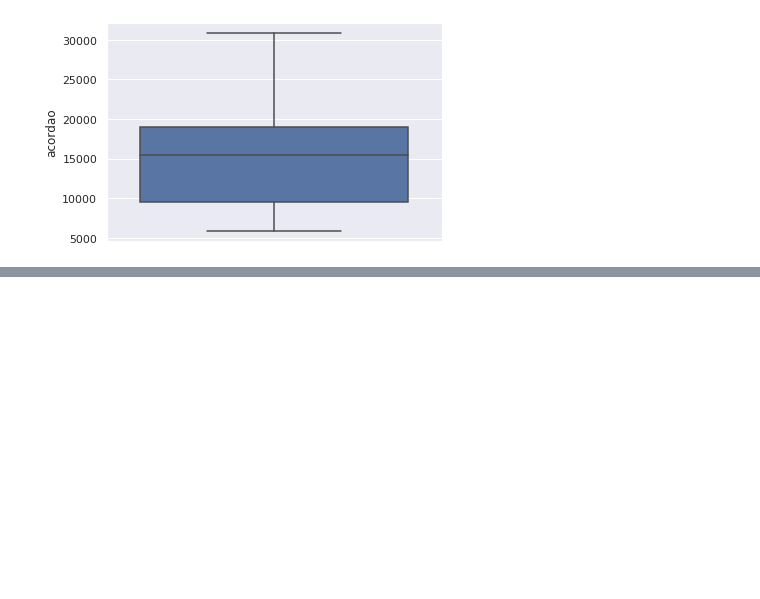
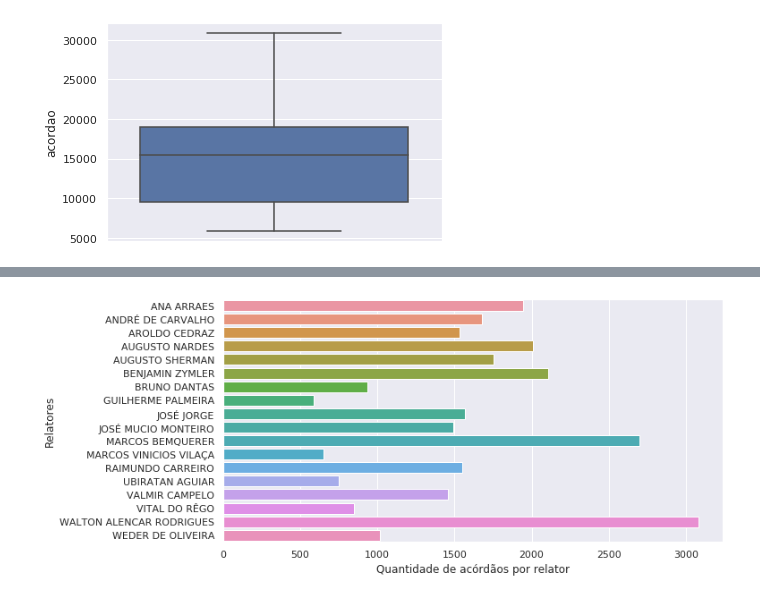
Before and after one commit to danieljunior/machine-leaning-2020.1, a Jupyter notebook: notebooks/Análise Exploratória.ipynb, the cells around one changed output, grey strips where cells are left out. Saved outputs shown, nothing was run; the diff lists cells and outputs as text; code cells hidden in the pictures; blank space fills up the shorter version.

```diff
--- a/notebooks/Análise Exploratória.ipynb
+++ b/notebooks/Análise Exploratória.ipynb
@@ -38,2 +35,5 @@ relator_data = pd.read_csv('datasets/acordaos_relator.csv')
 # %% [markdown]
 # Análise Básica dos dados originais agrupados por relator
+# %%
+relator_data = pd.read_csv('../datasets/acordaos_relator.csv')
+len(relator_data)
@@ -63,3 +86,6 @@ sns.boxplot(x=relator_data.groupby('relator').count().reset_index().acordao, ori
 [figure]
 # %% [markdown]
 # Análise Básica dos dados agrupados por relator com mais que 5k exemplos
+# %%
+relatores_5k = relator_data.groupby('relator').filter(lambda x: len(x) > 5000)
+len(relatores_5k)
@@ -92,0 +142,5 @@ sns.boxplot(x=dados_agrupados.acordao, orient='v')
+# %%
+relatores_sampled = relatores_5k.groupby('relator')\
+                                    .apply(pd.DataFrame.sample, frac=0.1)\
+                                    .reset_index(drop=True)
+len(relatores_sampled)
@@ -92,0 +183,7 @@ sns.boxplot(x=dados_agrupados.acordao, orient='v')
+# %%
+plt.figure(figsize=(10,5))
+g = sns.countplot(y=relatores_sampled.relator)
+g.set(ylabel='Relatores',xlabel='Quantidade de acórdãos por relator')
+plt.show()
+# %% [output]
+[figure, added]
```
Also changed, not shown: parts of 15 cells of this notebook, 8 other files.
